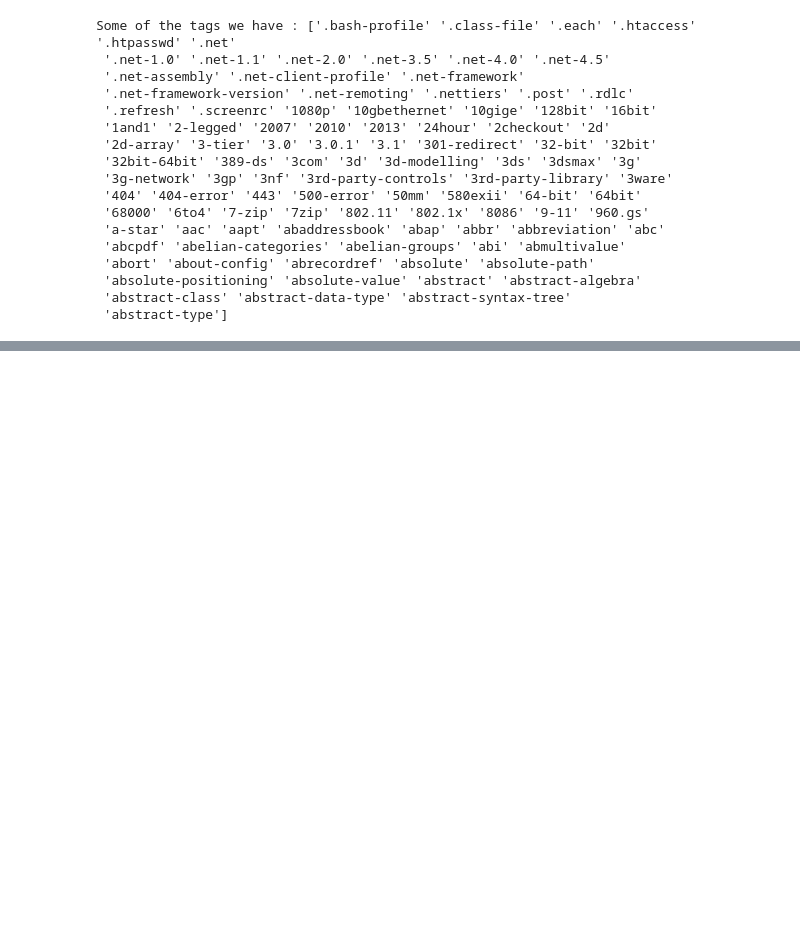
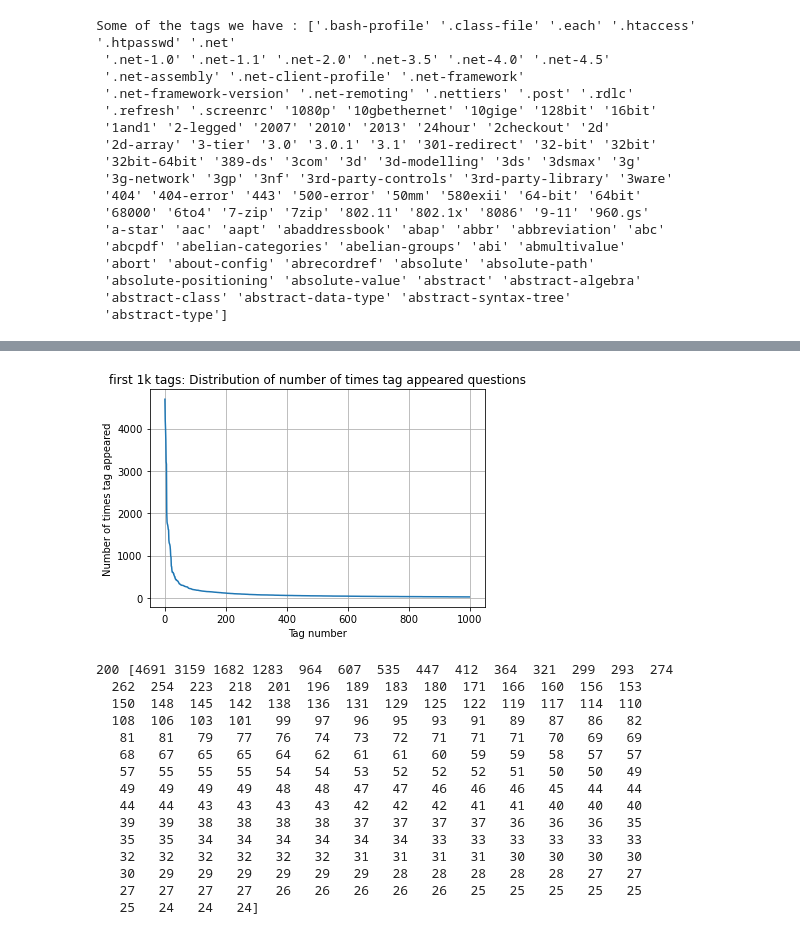
Before and after one commit to ckwojai/tag-ez, a Jupyter notebook: examine_dataset.ipynb, the cells around one changed output, grey strips where cells are left out. Saved outputs shown, nothing was run; the diff lists cells and outputs as text; code cells hidden in the pictures; blank space fills up the shorter version.

```diff
--- a/examine_dataset.ipynb
+++ b/examine_dataset.ipynb
@@ -149,0 +162,25 @@ import matplotlib.pyplot as plt
+# %%
+plt.plot(tag_counts[0:1000])
+plt.title('first 1k tags: Distribution of number of times tag appeared questions')
+plt.grid()
+plt.xlabel("Tag number")
+plt.ylabel("Number of times tag appeared")
+plt.show()
+print(len(tag_counts[0:1000:5]), tag_counts[0:1000:5])
+# %% [output]
+[figure, added]
+200 [4691 3159 1682 1283  964  607  535  447  412  364  321  299  293  274
+  262  254  223  218  201  196  189  183  180  171  166  160  156  153
+  150  148  145  142  138  136  131  129  125  122  119  117  114  110
+  108  106  103  101   99   97   96   95   93   91   89   87   86   82
+   81   81   79   77   76   74   73   72   71   71   71   70   69   69
+   68   67   65   65   64   62   61   61   60   59   59   58   57   57
+   57   55   55   55   54   54   53   52   52   52   51   50   50   49
+   49   49   49   49   48   48   47   47   46   46   46   45   44   44
+   44   44   43   43   43   43   42   42   42   41   41   40   40   40
+   39   39   38   38   38   38   37   37   37   37   36   36   36   35
+   35   35   34   34   34   34   34   34   33   33   33   33   33   33
+   32   32   32   32   32   32   31   31   31   31   30   30   30   30
+   30   29   29   29   29   29   29   28   28   28   28   28   27   27
+   27   27   27   27   26   26   26   26   26   25   25   25   25   25
+   25   24   24   24]
```
Also changed, not shown: parts of 37 cells of this notebook, 3 other files.
